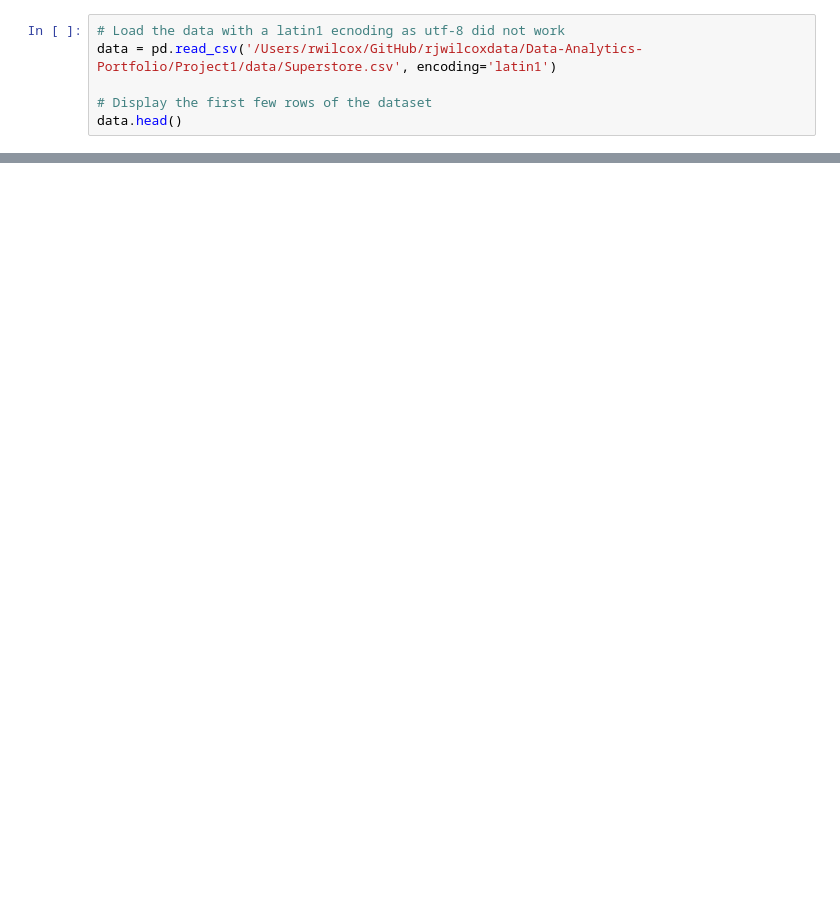
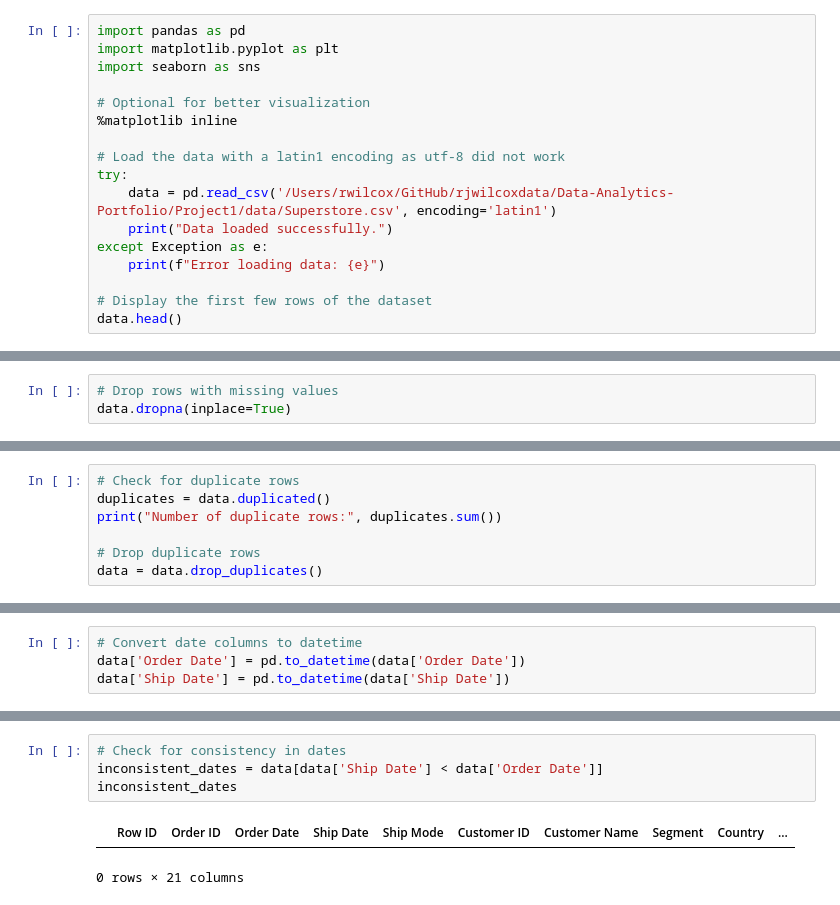
Before and after one commit to rjwilcoxdata/Data-Analytics-Portfolio, a Jupyter notebook: Project1/code/sales_data_analysis.ipynb, the cells around one changed output, grey strips where cells are left out. Saved outputs shown, nothing was run; the diff lists cells and outputs as text; blank space fills up the shorter version.

Commit message:
added introduction to Project 1 and added/edited parts of Project 1

```diff
--- a/Project1/code/sales_data_analysis.ipynb
+++ b/Project1/code/sales_data_analysis.ipynb
@@ -11,6 +19,17 @@ Intel MKL WARNING: Support of Intel(R) Streaming SIMD Extensions 4.2 (Intel(R) S
 # %%
-# Load the data with a latin1 ecnoding as utf-8 did not work
-data = pd.read_csv('/Users/rwilcox/GitHub/rjwilcoxdata/Data-Analytics-Portfolio/Project1/data/Superstore.csv', encoding='latin1')
+import pandas as pd
+import matplotlib.pyplot as plt
+import seaborn as sns
+
+# Optional for better visualization
+%matplotlib inline
+
+# Load the data with a latin1 encoding as utf-8 did not work
+try:
+    data = pd.read_csv('/Users/rwilcox/GitHub/rjwilcoxdata/Data-Analytics-Portfolio/Project1/data/Superstore.csv', encoding='latin1')
+    print("Data loaded successfully.")
+except Exception as e:
+    print(f"Error loading data: {e}")
 
 # Display the first few rows of the dataset
 data.head()
@@ -24,0 +86,3 @@ data.head()
+# %%
+# Drop rows with missing values
+data.dropna(inplace=True)
@@ -24,0 +95,7 @@ data.head()
+# %%
+# Check for duplicate rows
+duplicates = data.duplicated()
+print("Number of duplicate rows:", duplicates.sum())
+
+# Drop duplicate rows
+data = data.drop_duplicates()
@@ -24,0 +110,4 @@ data.head()
+# %%
+# Convert date columns to datetime
+data['Order Date'] = pd.to_datetime(data['Order Date'])
+data['Ship Date'] = pd.to_datetime(data['Ship Date'])
@@ -24,0 +124,7 @@ data.head()
+# %%
+# Check for consistency in dates
+inconsistent_dates = data[data['Ship Date'] < data['Order Date']]
+inconsistent_dates
+# %% [output]
+|  | Row ID | Order ID | Order Date | Ship Date | Ship Mode | Customer ID | Customer Name | Segment | Country | ... |
+0 rows × 21 columns
```
Also changed, not shown: parts of 27 cells of this notebook, 2 other files.
